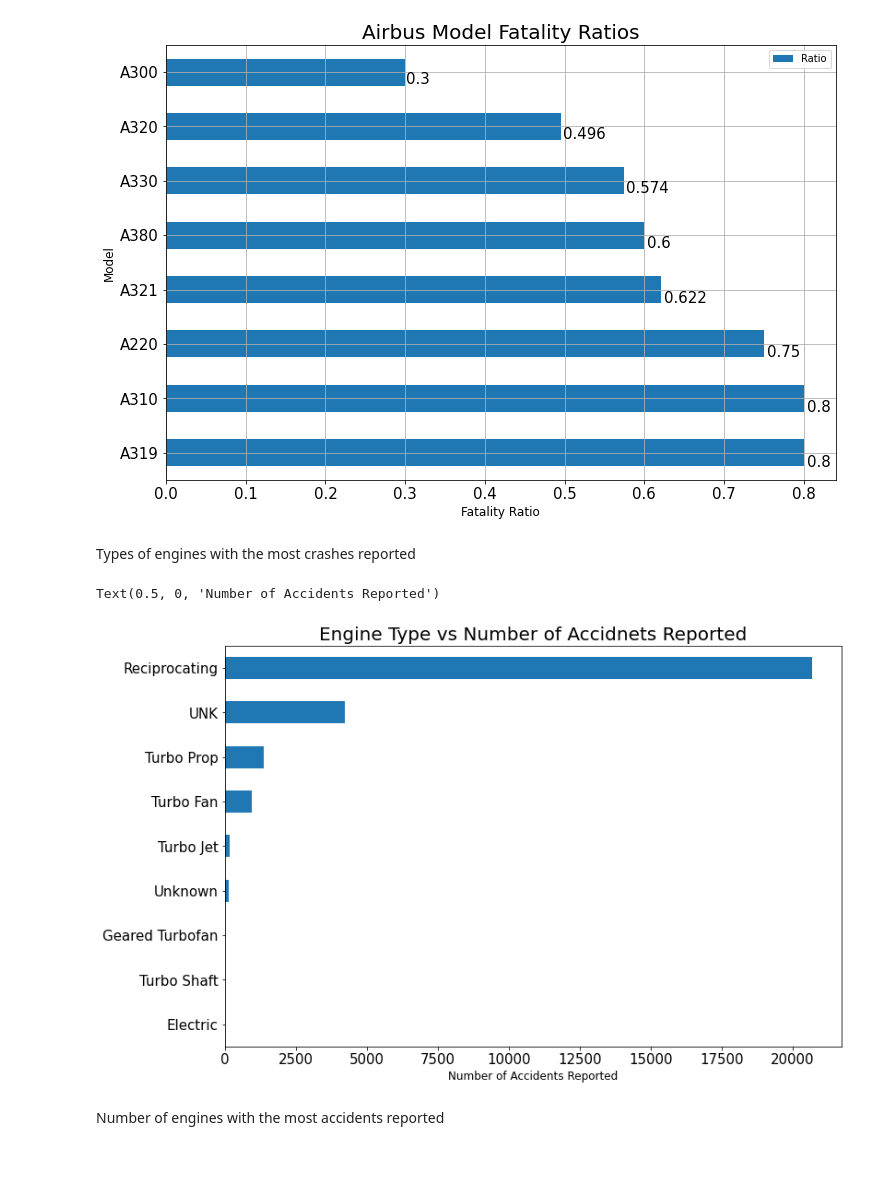
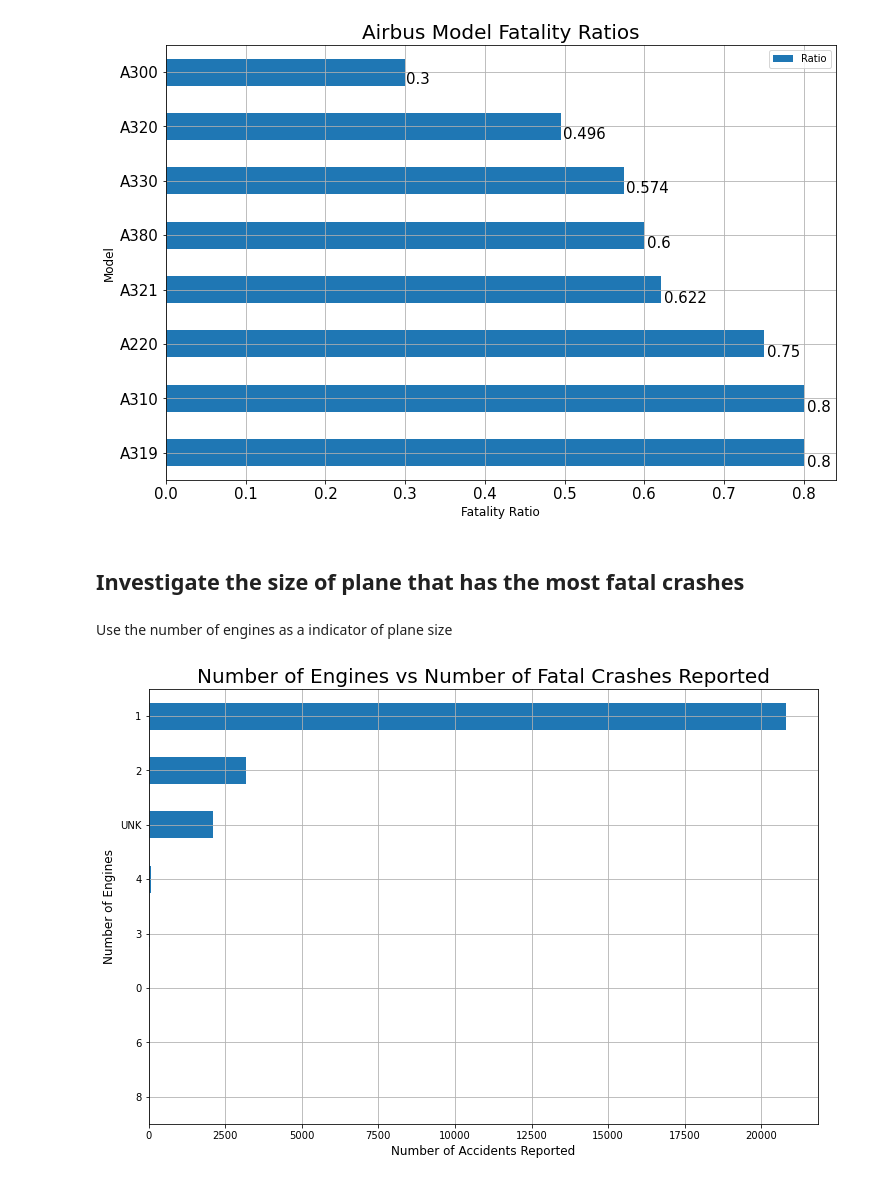
Before and after one commit to abigailjcampbell/dsc-phase-1-project-v3, a Jupyter notebook: data_analysis.ipynb, the cells around one changed output. Cells and saved outputs as stored; diff of their text form; code cells hidden in the pictures.

```diff
--- a/data_analysis.ipynb
+++ b/data_analysis.ipynb
@@ -716,7 +689 @@ Save Boeing DF to CSV
 df_boeing.to_csv('data/boeing_data.csv')
-# %%
-df_boeing['Model'].value_counts().head(10).sort_values().plot.barh(figsize=(12,8))
-plt.title('Boeing models vs number of accidents', size=20)
-plt.rc('xtick', labelsize=15)
-plt.rc('ytick', labelsize=15)
-plt.grid()
@@ -787,8 +758 @@ Save Airbus DF to CSV
 df_airbus.to_csv('data/airbus_data.csv')
-# %%
-df_airbus['Model']
-df_airbus['Model'].value_counts().head(10).sort_values().plot.barh(figsize=(12,15))
-plt.title('Airbus models vs number of accidents', size=20)
-plt.rc('xtick', labelsize=15)
-plt.rc('ytick', labelsize=15)
-plt.grid()
@@ -823,14 +787,17 @@ for p in ax.patches:
     plt.annotate(str(round(p.get_width(), 3)), (p.get_width() * 1.005, p.get_y() * 1.005), size=15)
 # %% [output]
 [figure]
-# %% [markdown]
-Types of engines with the most crashes reported
+# %% [markdown]
+## Investigate the size of plane that has the most fatal crashes
+# %% [markdown]
+Use the number of engines as a indicator of plane size
 # %%
-df['Engine.Type'].value_counts().sort_values().plot.barh(figsize=(12,8))
-plt.title('Engine Type vs Number of Accidnets Reported', size=20)
+# plot the number of fatal crashes reported for each value in the number of engines column
+df_fatal = df[df['Injury.Severity'] == 'Fatal']
+df_fatal['Number.of.Engines'].value_counts().sort_values().plot.barh(figsize=(12,8))
+plt.title('Number of Engines vs Number of Fatal Crashes Reported', size=20)
 plt.xlabel('Number of Accidents Reported', size=12)
+plt.ylabel('Number of Engines', size=12)
+plt.grid()
 # %% [output]
-Text(0.5, 0, 'Number of Accidents Reported')
-[figure, old version]
+[figure, new version]
-# %% [markdown]
-Number of engines with the most accidents reported
```
Also changed, not shown: parts of 73 cells of this notebook.
